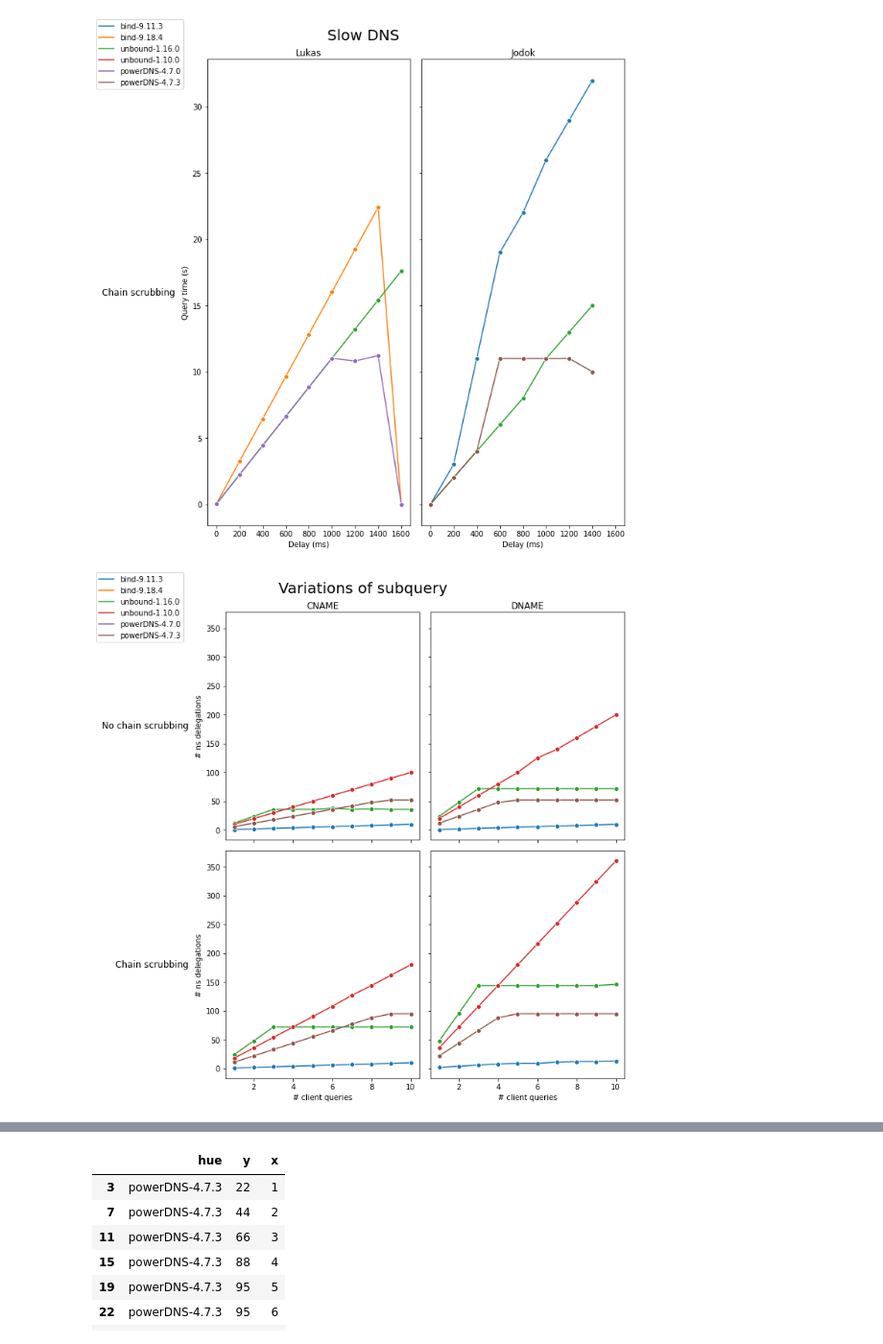
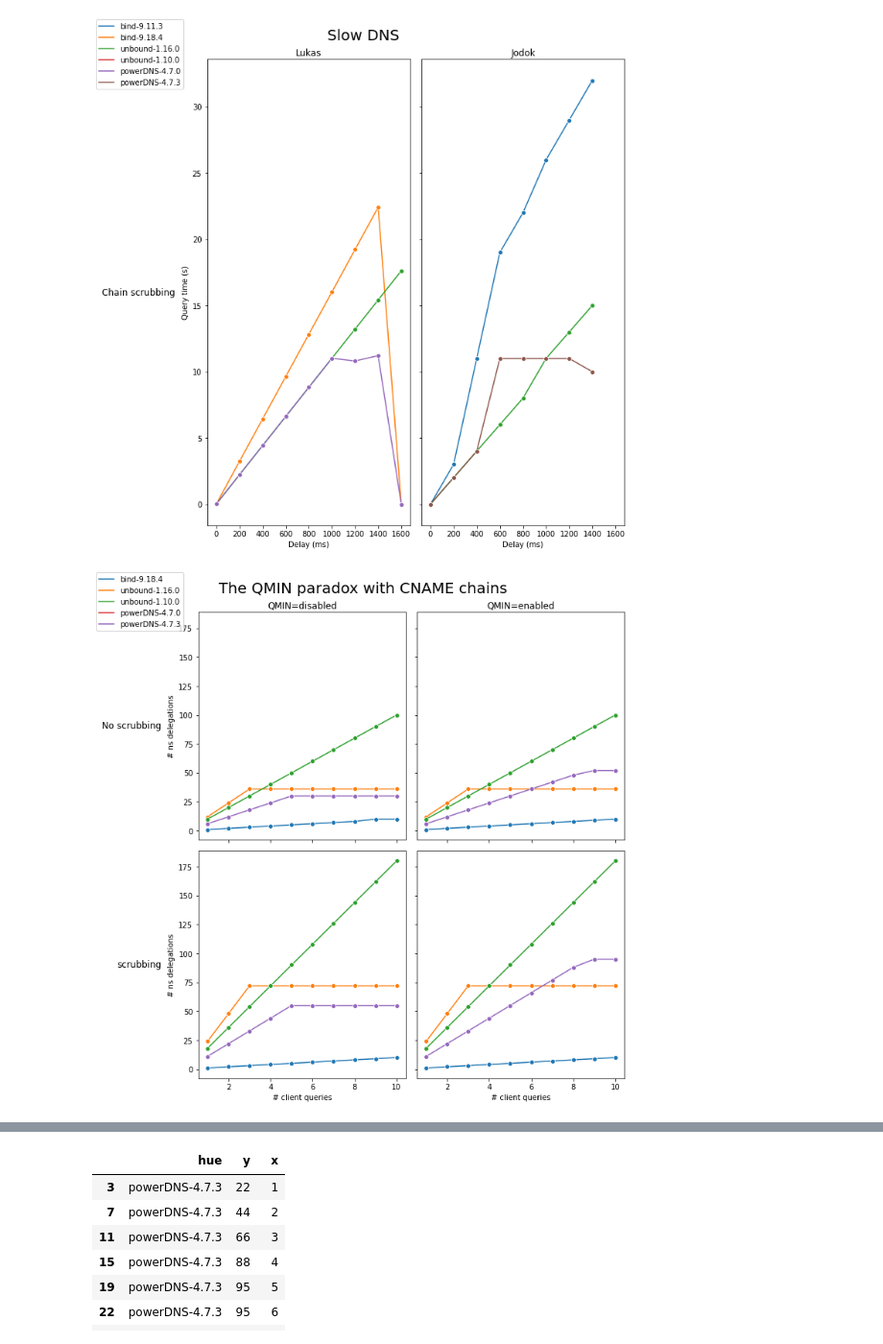
Before and after one commit to jaymoneyjay/dns-testbed, a Jupyter notebook: results/plotter.ipynb, the cells around one changed output, grey strips where cells are left out. Shown: that part at 96% size. Drawn from its saved outputs; the diff is of its cells as text; code cells hidden in the pictures.

Commit message:
run QMIN=enabled/disabled CNAME experiments

```diff
--- a/results/plotter.ipynb
+++ b/results/plotter.ipynb
@@ -3,7 +3,7 @@ import matplotlib.pyplot as plt
 import pandas as pd
 import seaborn as sns
 # %%
-HUE_ORDER = ["bind-9.11.3", "bind-9.18.4", "unbound-1.16.0", "unbound-1.10.0", "powerDNS-4.7.0", "powerDNS-4.7.3"]
+HUE_ORDER = ["bind-9.18.4", "unbound-1.16.0", "unbound-1.10.0", "powerDNS-4.7.0", "powerDNS-4.7.3"]
 # %%
 def generate_subplots(dfs, title, x_label, y_label, row_annots, col_annots, hue_order=HUE_ORDER):
     """ Generates a plot for each dataframe specified
@@ -88,18 +88,18 @@ generate_subplots(
 [figure]
 # %%
 dfs_subquery = [
-    pd.read_csv("2022-11-14-16:50:08-subquery+CNAME/data.csv"),
-    pd.read_csv("2022-11-14-16:57:28-subquery+DNAME/data.csv"),
-    pd.read_csv("2022-11-14-16:52:16-subquery+CNAME+scrubbing/data.csv"),
-    pd.read_csv("2022-11-14-16:59:10-subquery+DNAME+scrubbing/data.csv")
+    pd.read_csv("subquery+CNAME_QMIN=disabled/data.csv"),
+    pd.read_csv("subquery+CNAME_QMIN=enabled/data.csv"),
+    pd.read_csv("subquery+CNAME+scrubbing_QMIN=disabled/data.csv"),
+    pd.read_csv("subquery+CNAME+scrubbing_QMIN=enabled/data.csv")
 ]
 generate_subplots(
     dfs_subquery,
-    "Variations of subquery",
+    "The QMIN paradox with CNAME chains",
     "# client queries",
     "# ns delegations",
-    ["No chain scrubbing", "Chain scrubbing"],
-    ["CNAME", "DNAME"]
+    ["No scrubbing", "scrubbing"],
+    ["QMIN=disabled", "QMIN=enabled"]
 )
 # %% [output]
-[figure, old version]
+[figure, new version]
```
Also changed, not shown: parts of 1 cell of this notebook, 25 other files.
